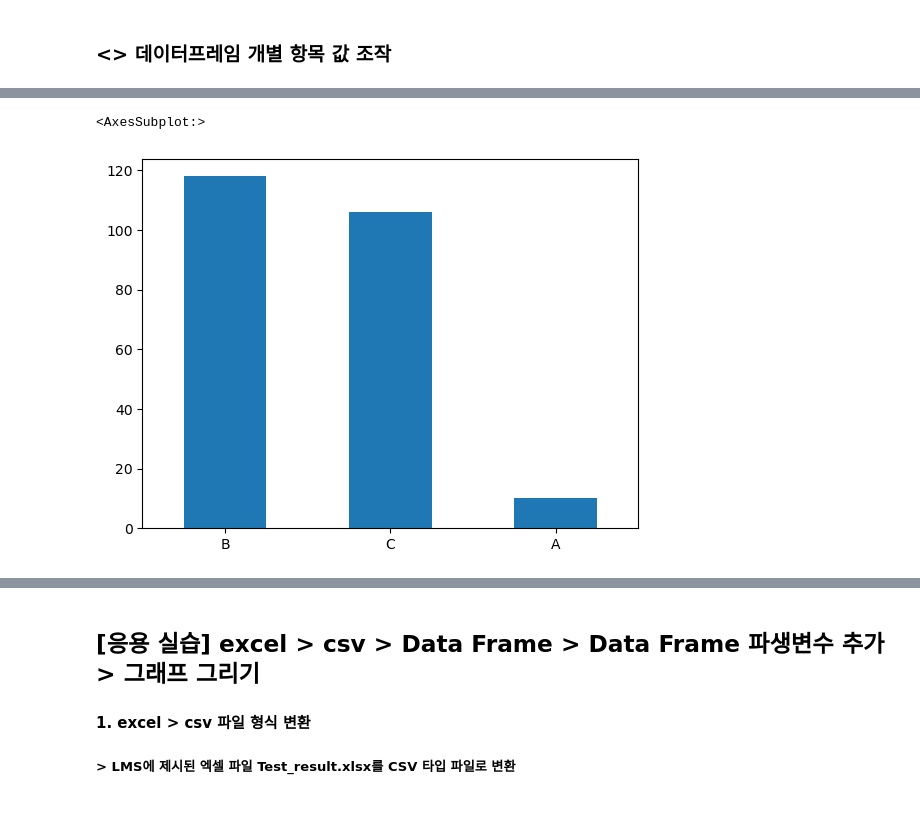
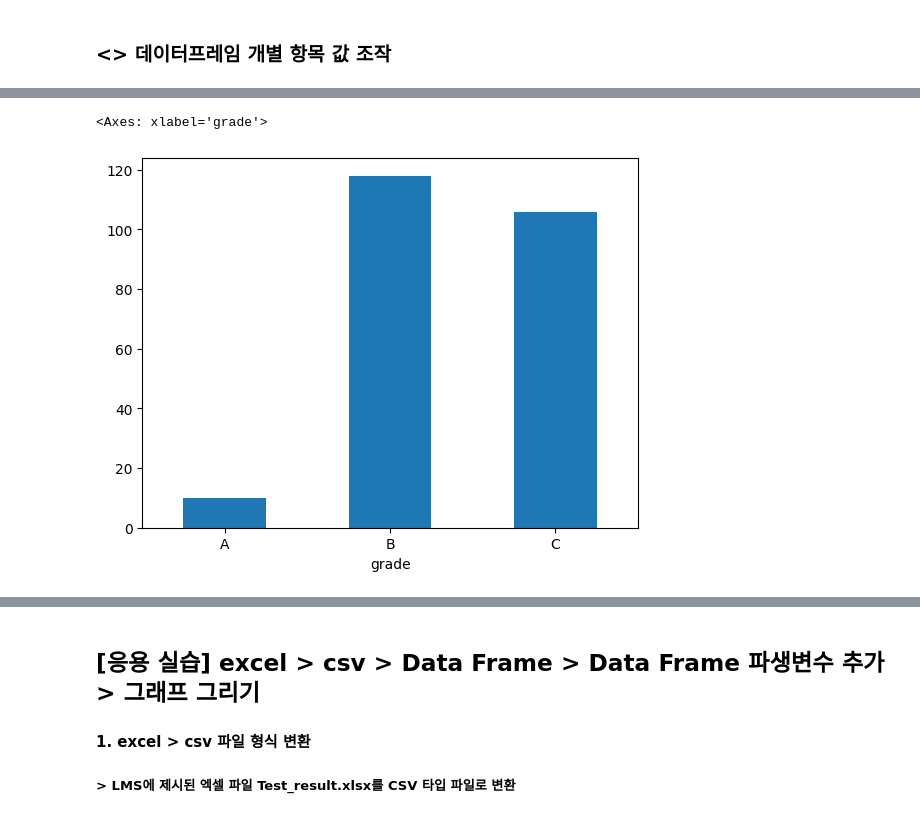
Before and after one commit to dndxor/BCDA, a Jupyter notebook: Ch05_DataAnalysisBasic.ipynb, the cells around one changed output, grey strips where cells are left out. Drawn from its saved outputs; the diff is of its cells as text; code cells hidden in the pictures.

```diff
--- a/Ch05_DataAnalysisBasic.ipynb
+++ b/Ch05_DataAnalysisBasic.ipynb
@@ -487,11 +490,13 @@ Name: grade, dtype: int64
 # %%
 ## [실습] 조건문을 활용해 파생변수 만들기
 #### 3. 빈도표 막대 그래프로 그리기
 count_grade = mpg['grade'].value_counts()  # 등급 빈도표 만들기 (default는 빈도수 높은 순으로 정렬 적용)
+new_order = ['A', 'B', 'C']      #List형으로 정렬 순서 지정
+count_grade = count_grade[new_order]  # 등급 빈도표 만들기(지정한 순 정렬 적용)
 count_grade.plot.bar(rot = 0)  # 등급 빈도 막대 그래프 만들기
 # %% [output]
-<AxesSubplot:>
+<Axes: xlabel='grade'>
-[figure, old version]
+[figure, new version]
 # %%
 ## [실습] 조건문을 활용해 파생변수 만들기
 #### 3. 빈도표 막대 그래프로 그리기
```
Also changed, not shown: parts of 11 cells of this notebook, 1 other file.
